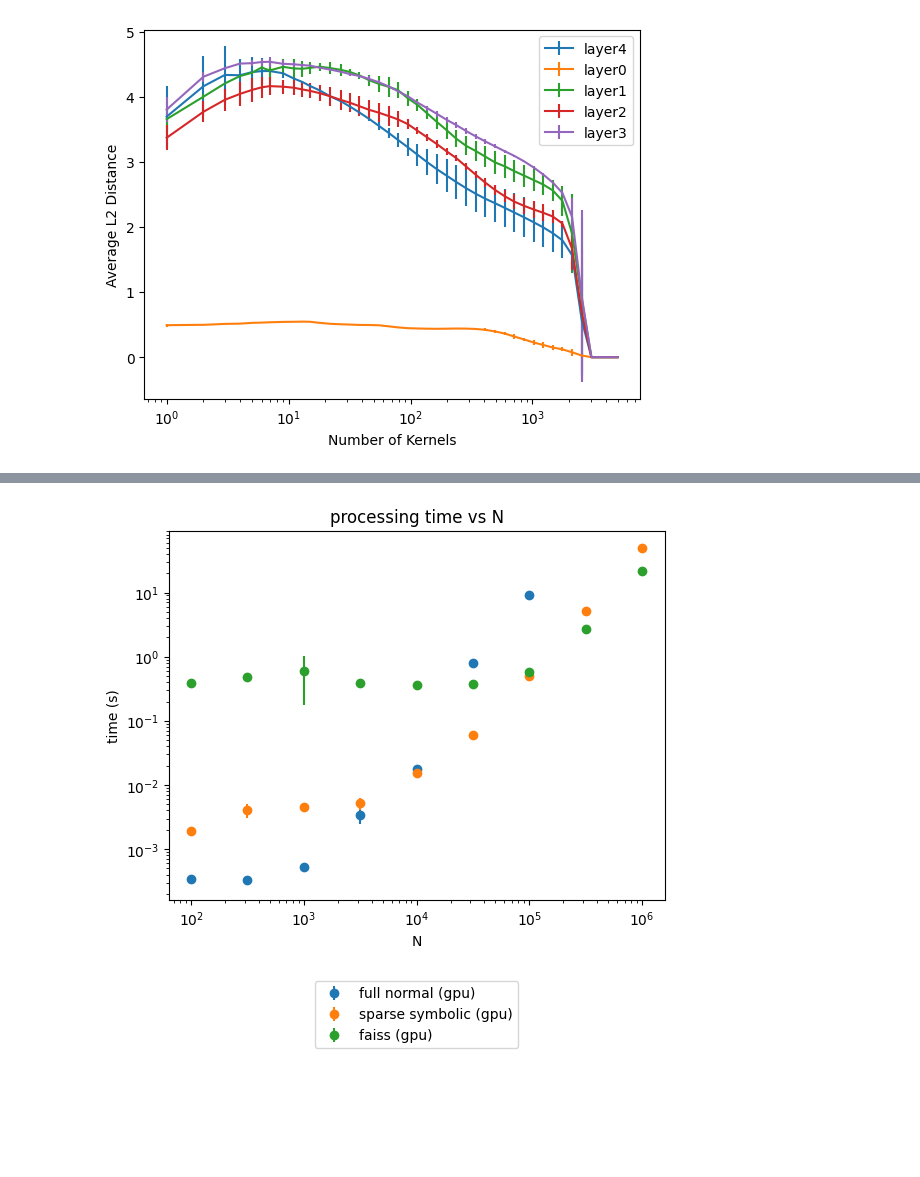
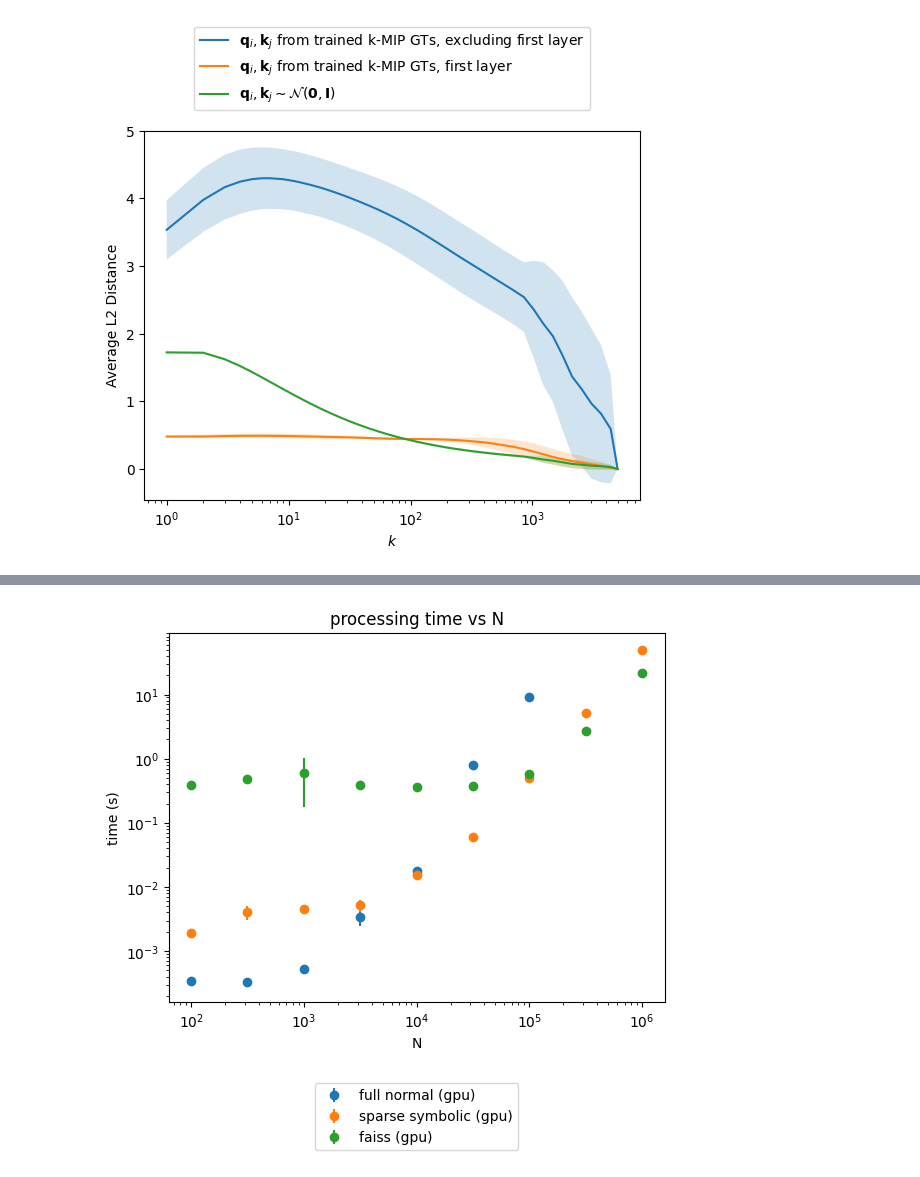
Before and after one commit to JonasDeSchouwer/EfficientSparseAttention, a Jupyter notebook: plotting.ipynb, the cells around one changed output, grey strips where cells are left out. Saved outputs shown, nothing was run; the diff lists cells and outputs as text; code cells hidden in the pictures; blank space fills up the shorter version.

```diff
--- a/plotting.ipynb
+++ b/plotting.ipynb
@@ -4,21 +4,51 @@ from matplotlib import pyplot as plt
 import numpy as np
 
 import torch
-# %%
-# [num_layers, #ks]
-ks = torch.load("approx-output/ks_09.09-19:30.pt")
-avg_l2_distances = torch.load("approx-output/avg_l2_distances_09.09-19:30.pt")
-std_l2_distances = torch.load("approx-output/std_l2_distances_09.09-19:30.pt")
-layers = ['layer4', 'layer0', 'layer1', 'layer2', 'layer3']
-
-# Plot the average L2 distance for each layer
-plt.figure()
-for i, layer in enumerate(layers):
-    plt.errorbar(ks, avg_l2_distances[i], yerr=std_l2_distances[i], label=layer)
-plt.xlabel("Number of Kernels")
-plt.ylabel("Average L2 Distance")
-plt.xscale("log")
-plt.legend()
-plt.show()
-# %% [output]
-[figure, removed]
+# %%
+# [num_layers, #ks]
+ks = torch.load("approx-output-arc/ks_09.10-13:43.pt")
+avg_l2_distances = torch.load("approx-output-arc/avg_l2_distances_09.10-13:43.pt")
+avg_l2_distances_normal = torch.load("approx-output-arc/avg_l2_distances_normal_09.10-13:43.pt")
+std_l2_distances = torch.load("approx-output-arc/std_l2_distances_09.10-13:43.pt")
+std_l2_distances_normal = torch.load("approx-output-arc/std_l2_distances_normal_09.10-13:43.pt")
+
+layers = ['layer4', 'layer0', 'layer1', 'layer2', 'layer3']
+
+# average over layers
+avg_avg_l2_distances = avg_l2_distances[torch.tensor([True,False,True,True,True])].mean(dim=0)
+avg_std_l2_distances = 1/(len(layers)-1) * sum([std_l2_distances[i].pow(2) + (avg_l2_distances[i] - avg_avg_l2_distances).pow(2) for i in range(len(layers)) if layers[i] != 'layer0'])
+avg_std_l2_distances = avg_std_l2_distances.sqrt()
+
+l2_distances_random = torch.load("approx-output/avg_l2_distances_09.10-16:51.pt")[:,0]
+std_l2_distances_random = torch.load("approx-output/std_l2_distances_09.10-16:51.pt")[:,0]
+std_l2_distances_random = 1/len(layers) * sum([
+    std_l2_distances_random[i].pow(2) + (l2_distances_random[i] - l2_distances_random.mean()).pow(2) for i in range(len(layers))
+])
+l2_distances_random = l2_distances_random.mean() * torch.ones_like(avg_avg_l2_distances)
+std_l2_distances_random = std_l2_distances_random.sqrt() * torch.ones_like(avg_avg_l2_distances)
+
+# Plot the average L2 distance for each layer
+plt.figure()
+# for i, layer in enumerate(layers):
+#     plt.plot(ks, avg_l2_distances[i], label=layer)
+plt.plot(ks, avg_avg_l2_distances, label="$\mathbf{q}_i, \mathbf{k}_j$ from trained k-MIP GTs, excluding first layer")
+plt.fill_between(ks, avg_avg_l2_distances - avg_std_l2_distances, avg_avg_l2_distances + avg_std_l2_distances, alpha=0.2)
+
+plt.plot(ks, avg_l2_distances[1], label="$\mathbf{q}_i, \mathbf{k}_j$ from trained k-MIP GTs, first layer")
+plt.fill_between(ks, avg_l2_distances[1] - std_l2_distances[1], avg_l2_distances[1] + std_l2_distances[1], alpha=0.2)
+
+plt.plot(ks, avg_l2_distances_normal[0], label="$\mathbf{q}_i, \mathbf{k}_j \sim \mathcal{N}(\mathbf{0}, \mathbf{I})$")
+plt.fill_between(ks, avg_l2_distances_normal[0] - std_l2_distances_normal[0], avg_l2_distances_normal[0] + std_l2_distances_normal[0], alpha=0.2)
+
+
+# plt.plot(ks, l2_distances_random, label="random")
+# plt.fill_between(ks, l2_distances_random - std_l2_distances_random, l2_distances_random + std_l2_distances_random, alpha=0.2)
+
+
+plt.xlabel("$k$")
+plt.ylabel("Average L2 Distance")
+plt.xscale("log")
+plt.legend(bbox_to_anchor=(0.5, 1.3), loc='upper center', ncol=1)
+plt.show()
+# %% [output]
+[figure, added]
```
Also changed, not shown: parts of 8 cells of this notebook, 9 other files.
